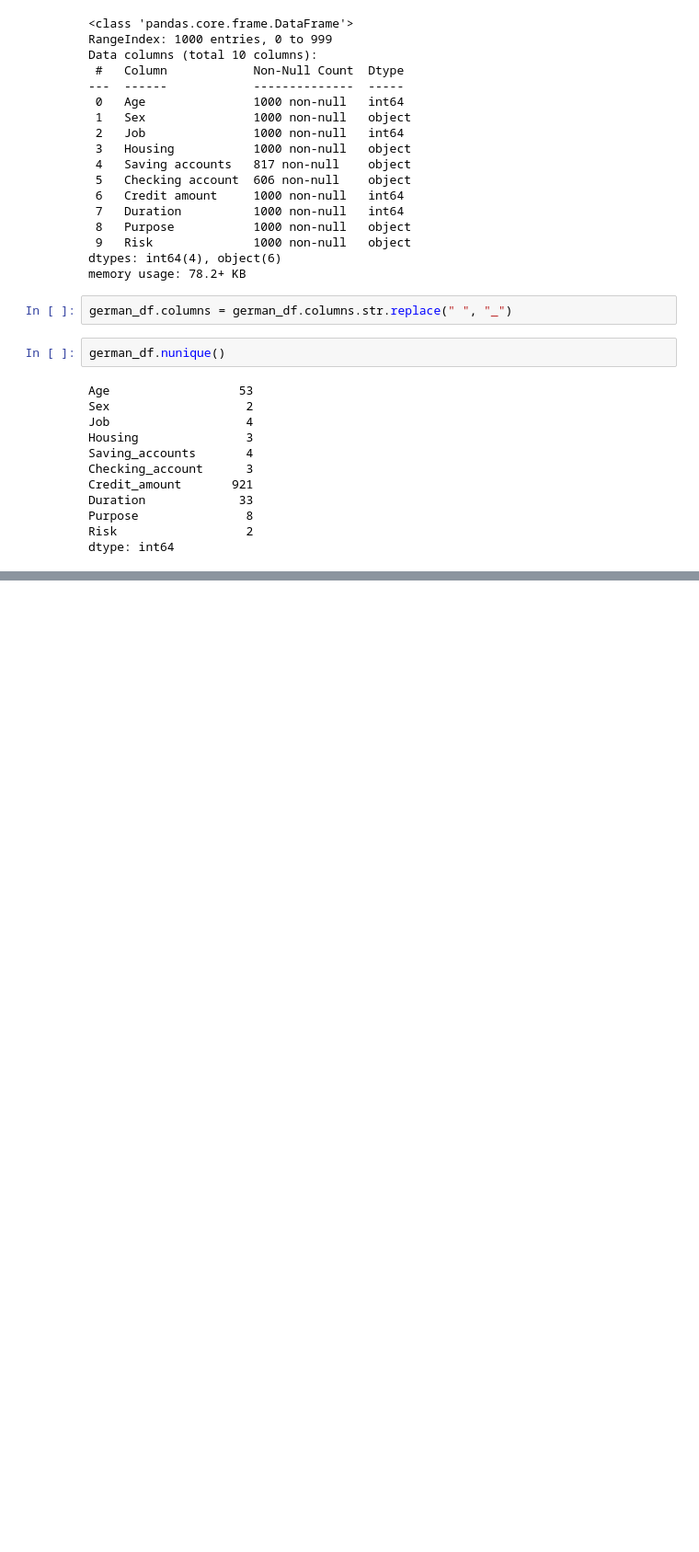
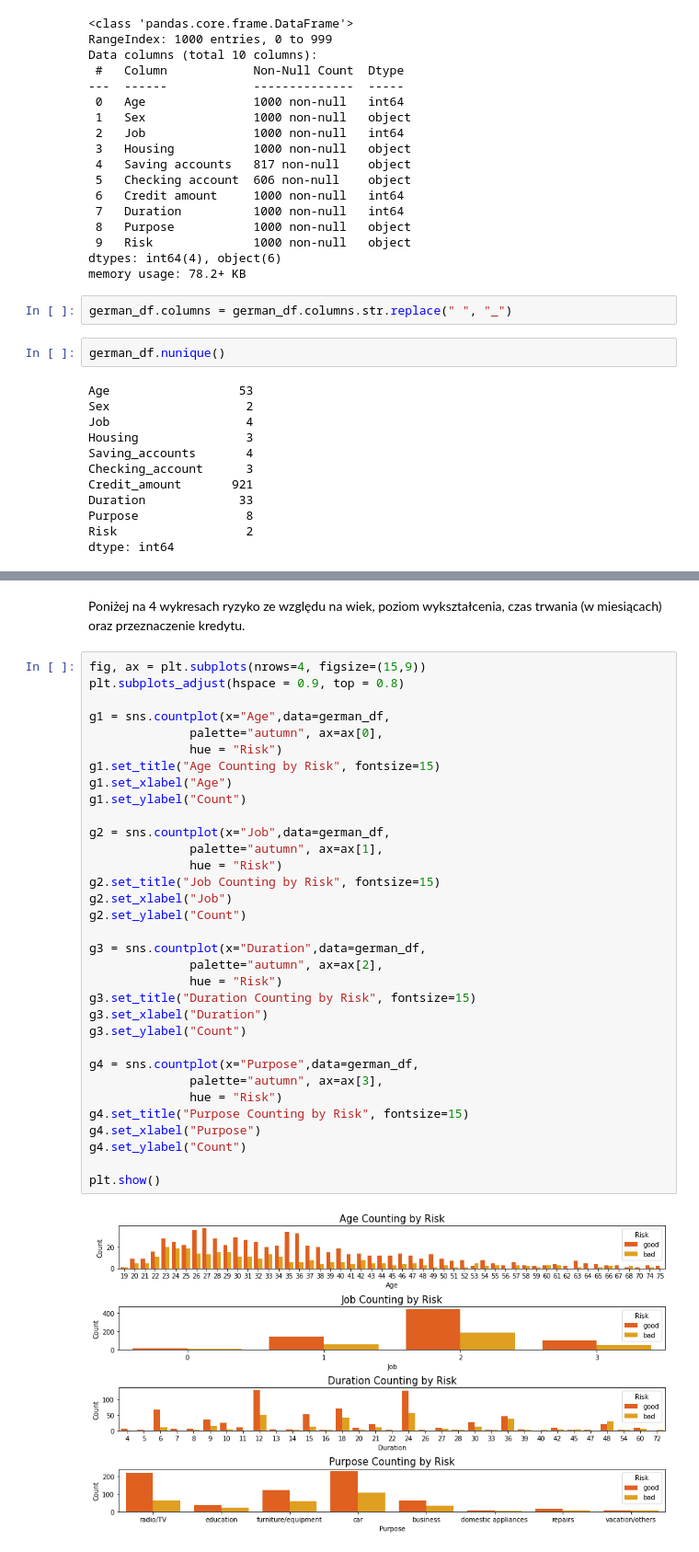
Before and after one commit to mariola5/German_Credit_Risk, a Jupyter notebook: German_Credit_Risk.ipynb, the cells around one changed output, grey strips where cells are left out. Shown at 92% size. Cells and saved outputs as stored; diff of their text form; blank space fills up the shorter version.

```diff
--- a/German_Credit_Risk.ipynb
+++ b/German_Credit_Risk.ipynb
@@ -58,0 +67,37 @@ dtype: int64
+# %% [markdown]
+Poniżej na 4 wykresach ryzyko ze względu na wiek, poziom wykształcenia, czas trwania (w miesiącach) oraz przeznaczenie kredytu.
+# %%
+fig, ax = plt.subplots(nrows=4, figsize=(15,9))
+plt.subplots_adjust(hspace = 0.9, top = 0.8)
+
+g1 = sns.countplot(x="Age",data=german_df,
+              palette="autumn", ax=ax[0],
+              hue = "Risk")
+g1.set_title("Age Counting by Risk", fontsize=15)
+g1.set_xlabel("Age")
+g1.set_ylabel("Count")
+
+g2 = sns.countplot(x="Job",data=german_df,
+              palette="autumn", ax=ax[1],
+              hue = "Risk")
+g2.set_title("Job Counting by Risk", fontsize=15)
+g2.set_xlabel("Job")
+g2.set_ylabel("Count")
+
+g3 = sns.countplot(x="Duration",data=german_df,
+              palette="autumn", ax=ax[2],
+              hue = "Risk")
+g3.set_title("Duration Counting by Risk", fontsize=15)
+g3.set_xlabel("Duration")
+g3.set_ylabel("Count")
+
+g4 = sns.countplot(x="Purpose",data=german_df,
+              palette="autumn", ax=ax[3],
+              hue = "Risk")
+g4.set_title("Purpose Counting by Risk", fontsize=15)
+g4.set_xlabel("Purpose")
+g4.set_ylabel("Count")
+
+plt.show()
+# %% [output]
+[figure, added]
```
Also changed, not shown: parts of 2 cells of this notebook.
